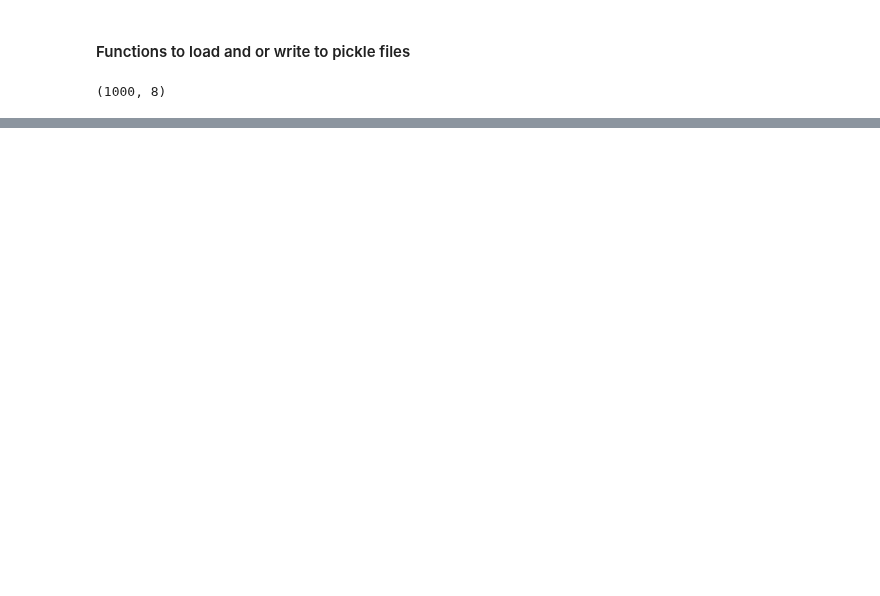
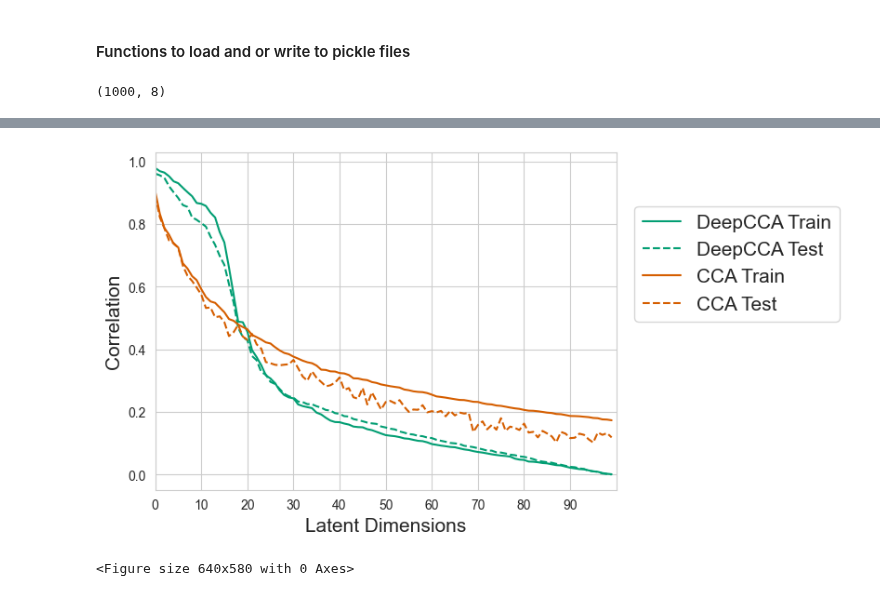
Before and after one commit to LukaLmelias/DeepCCA_thesis, a Jupyter notebook: deepcca_optimized_model.ipynb, the cells around one changed output, grey strips where cells are left out. Cells and saved outputs as stored; diff of their text form; code cells hidden in the pictures; blank space fills up the shorter version.

Commit message:
final model predictions

```diff
--- a/deepcca_optimized_model.ipynb
+++ b/deepcca_optimized_model.ipynb
@@ -497,0 +422,3 @@ plt.show()
+# %%
+#load calculated correlation for plotting
+correlations_df = Files('./sdl_logs/sdl_optimized_params/final_model_cca_and_sdl_max3_correlation_df.pickle').load_pickle()
@@ -497,0 +434,52 @@ plt.show()
+# %%
+
+x=[x for x in range(Models.latent_dims)]
+
+
+sns.set_style('whitegrid')
+
+line = ['solid', 'dashed']
+
+#justice for the color blind :)
+palette = [#sns.color_palette("colorblind")[4],\
+           sns.color_palette("colorblind")[2],\
+           sns.color_palette("colorblind")[3]]
+
+dfs = [
+       [correlations_df['deepcca_train_corr'],
+        correlations_df['deepcca_test_corr']],
+
+    [correlations_df['cca_train_corr'],
+     correlations_df['cca_test_corr']]
+        ]
+fig, ax = plt.subplots(figsize=(6.4, 4.8),dpi=100)
+for i, df in enumerate(dfs):
+    #train
+    sns.lineplot(x=x,y=df[0], \
+                 color = palette[i],
+                 linestyle=line[0],ax=ax)
+    #test
+    sns.lineplot(x=x,y=df[1],\
+                 color = palette[i],
+                 linestyle=line[1], ax=ax)
+
+    plt.legend(labels=[#'DCCA Train', 'DCCA Test',\
+                      'DeepCCA Train', 'DeepCCA Test',\
+                      'CCA Train', 'CCA Test'], \
+                       loc=(1.04, 0.5),\
+                    fontsize=15)#title='Algorithm',
+plt.xlabel('Latent Dimensions', fontsize=15)
+plt.ylabel('Correlation', fontsize=15)
+#plt.ylim(0, 1)
+#plt.title(label=f'DeepCCA vs CCA; \n pairwise Correlation between spectrum & structure\n',\
+          #fontsize=14,loc='center')
+plt.xlim(0, 100)
+plt.xticks(np.arange(0, 100, step=10))
+#plt.yticks(np.arange(0, 1.01, step=0.1))
+plt.savefig('./sdl_logs/sdl_optimized_params/final_model_cca_and_sdl_max3_correlation_plot.png',\
+           transparent=False,bbox_inches = 'tight')
+plt.figure(figsize=(6.4, 5.8),dpi=100)
+plt.show()
+# %% [output]
+[figure, added]
+<Figure size 640x580 with 0 Axes>
```
Also changed, not shown: parts of 8 cells of this notebook, 1 other file.
